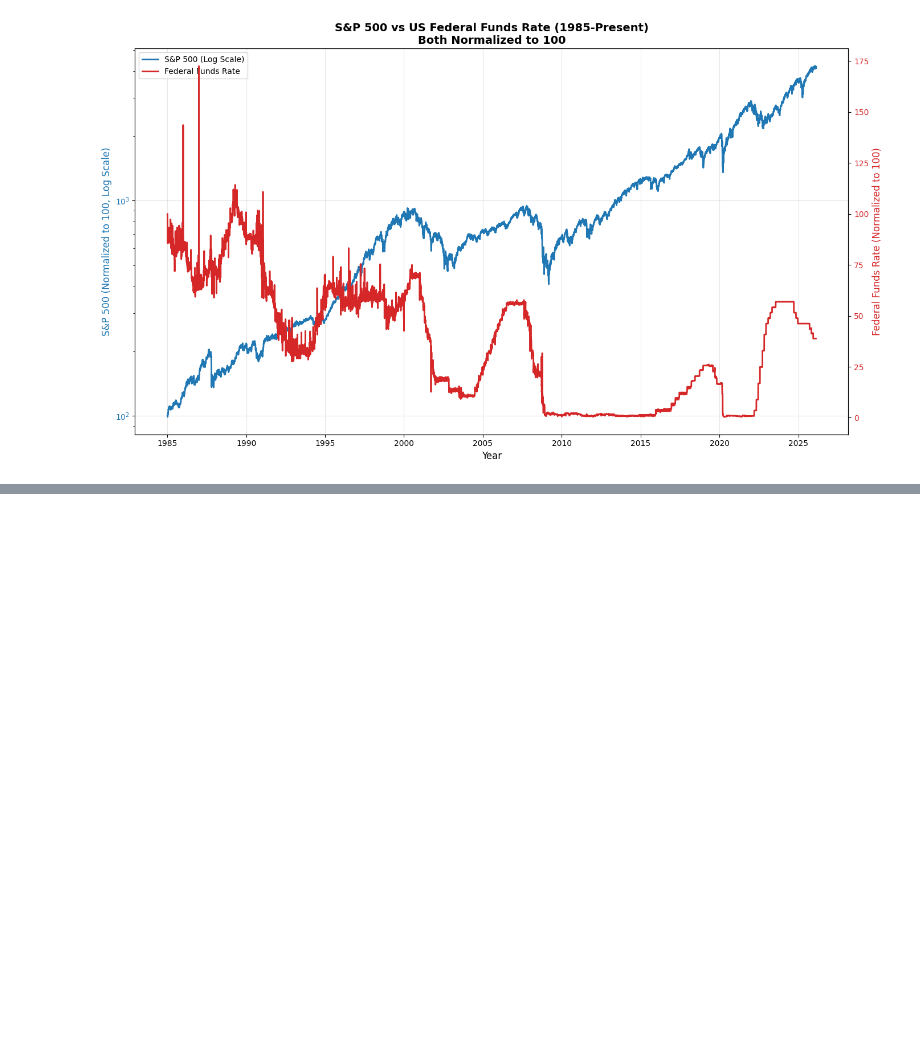
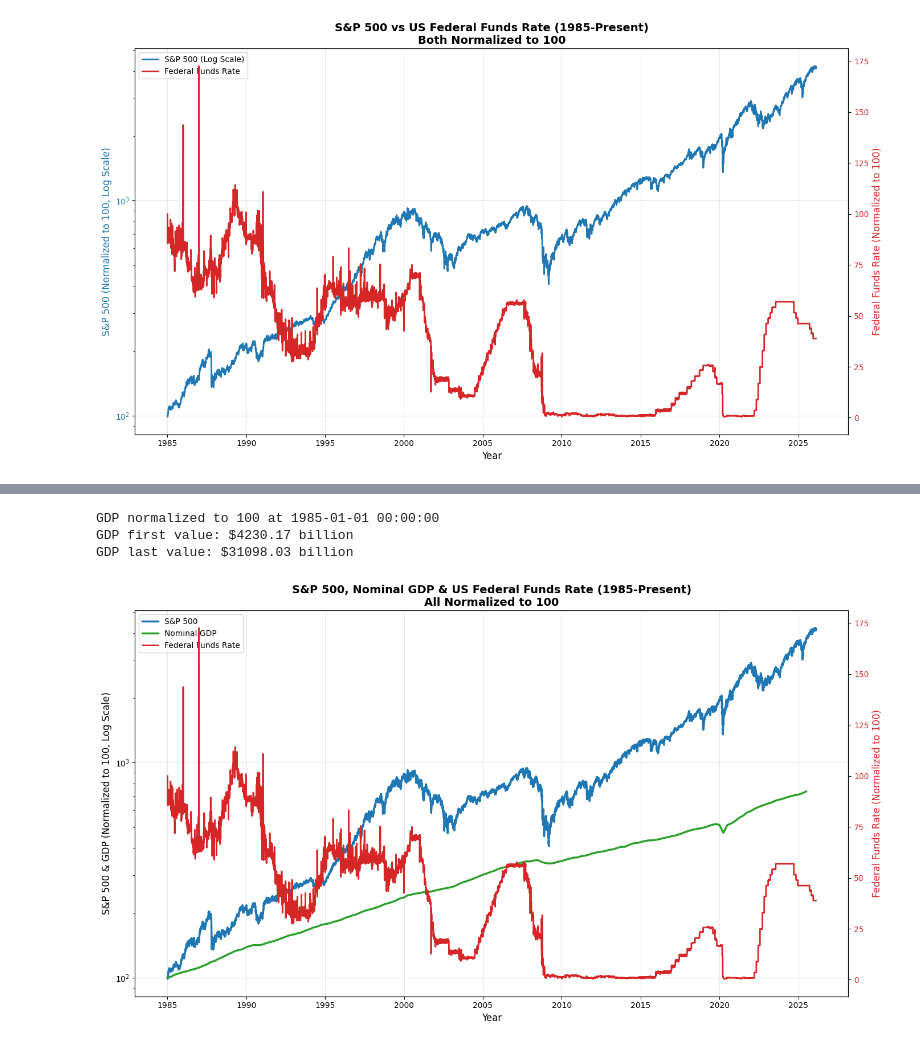
Before and after one commit to MrMillennium01/analysis-of-correlation-economy-stock-indices, a Jupyter notebook: Chapter3_key_interest_rate.ipynb, the cells around one changed output, grey strips where cells are left out. Cells and saved outputs as stored; diff of their text form; code cells hidden in the pictures; blank space fills up the shorter version.

```diff
--- a/Chapter3_key_interest_rate.ipynb
+++ b/Chapter3_key_interest_rate.ipynb
@@ -83,3 +83,8 @@ plt.tight_layout()
 plt.show()
 # %% [output]
 [figure]
+# %%
+# Fetch Nominal GDP from FRED
+gdp = pdr.get_data_fred('GDP', start='1985-01-01')
+print(f"GDP data from {gdp.index[0]} to {gdp.index[-1]}")
+gdp.head()
@@ -85,0 +100,47 @@ plt.show()
+# %%
+# Normalize GDP to 100 at beginning of 1985
+gdp_series = gdp['GDP']
+gdp_normalized = (gdp_series / gdp_series.iloc[0]) * 100
+
+print(f"GDP normalized to 100 at {gdp_series.index[0]}")
+print(f"GDP first value: ${gdp_series.iloc[0]:.2f} billion")
+print(f"GDP last value: ${gdp_series.iloc[-1]:.2f} billion")
+# %% [output]
+GDP normalized to 100 at 1985-01-01 00:00:00
+GDP first value: $4230.17 billion
+GDP last value: $31098.03 billion
+# %%
+# Create combined plot with S&P 500, GDP, and Interest Rates
+fig, ax1 = plt.subplots(figsize=(14, 8))
+
+# Plot S&P 500 on logarithmic scale (normalized to 100)
+color_sp500 = 'tab:blue'
+ax1.set_xlabel('Year', fontsize=12)
+ax1.set_ylabel('S&P 500 & GDP (Normalized to 100, Log Scale)', fontsize=12)
+ax1.semilogy(sp500_normalized.index, sp500_normalized, color=color_sp500, linewidth=2.5, label='S&P 500')
+ax1.tick_params(axis='y')
+ax1.grid(True, alpha=0.3)
+
+# Plot GDP on the same logarithmic scale
+color_gdp = 'tab:green'
+ax1.semilogy(gdp_normalized.index, gdp_normalized, color=color_gdp, linewidth=2.5, label='Nominal GDP')
+
+# Create second y-axis for interest rates
+ax2 = ax1.twinx()
+color_rate = 'tab:red'
+ax2.set_ylabel('Federal Funds Rate (Normalized to 100)', color=color_rate, fontsize=12)
+ax2.plot(interest_rate_normalized.index, interest_rate_normalized, color=color_rate, linewidth=2, label='Federal Funds Rate')
+ax2.tick_params(axis='y', labelcolor=color_rate)
+
+# Add title and legend
+plt.title('S&P 500, Nominal GDP & US Federal Funds Rate (1985-Present)\nAll Normalized to 100', fontsize=14, fontweight='bold')
+
+# Combine legends from both axes
+lines1, labels1 = ax1.get_legend_handles_labels()
+lines2, labels2 = ax2.get_legend_handles_labels()
+ax1.legend(lines1 + lines2, labels1 + labels2, loc='upper left', fontsize=10)
+
+plt.tight_layout()
+plt.show()
+# %% [output]
+[figure, added]
```
Also changed, not shown: parts of 3 cells of this notebook.
